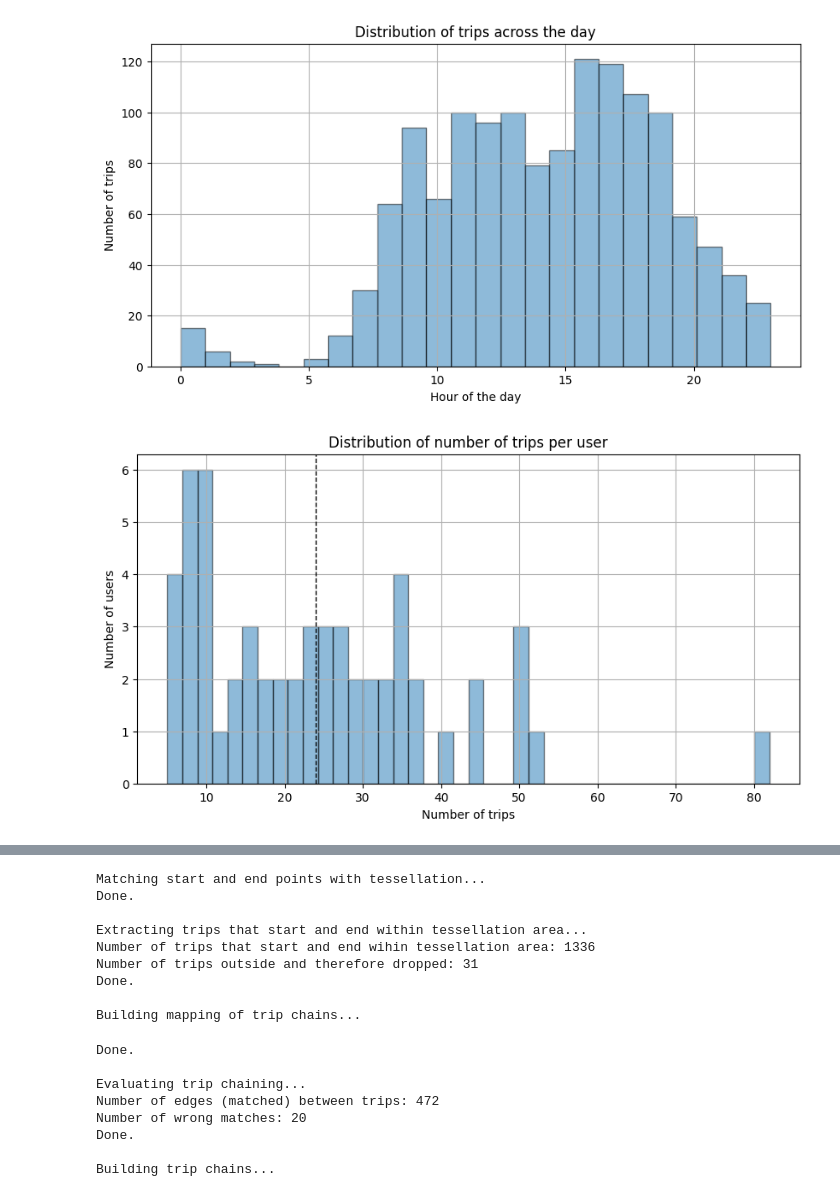
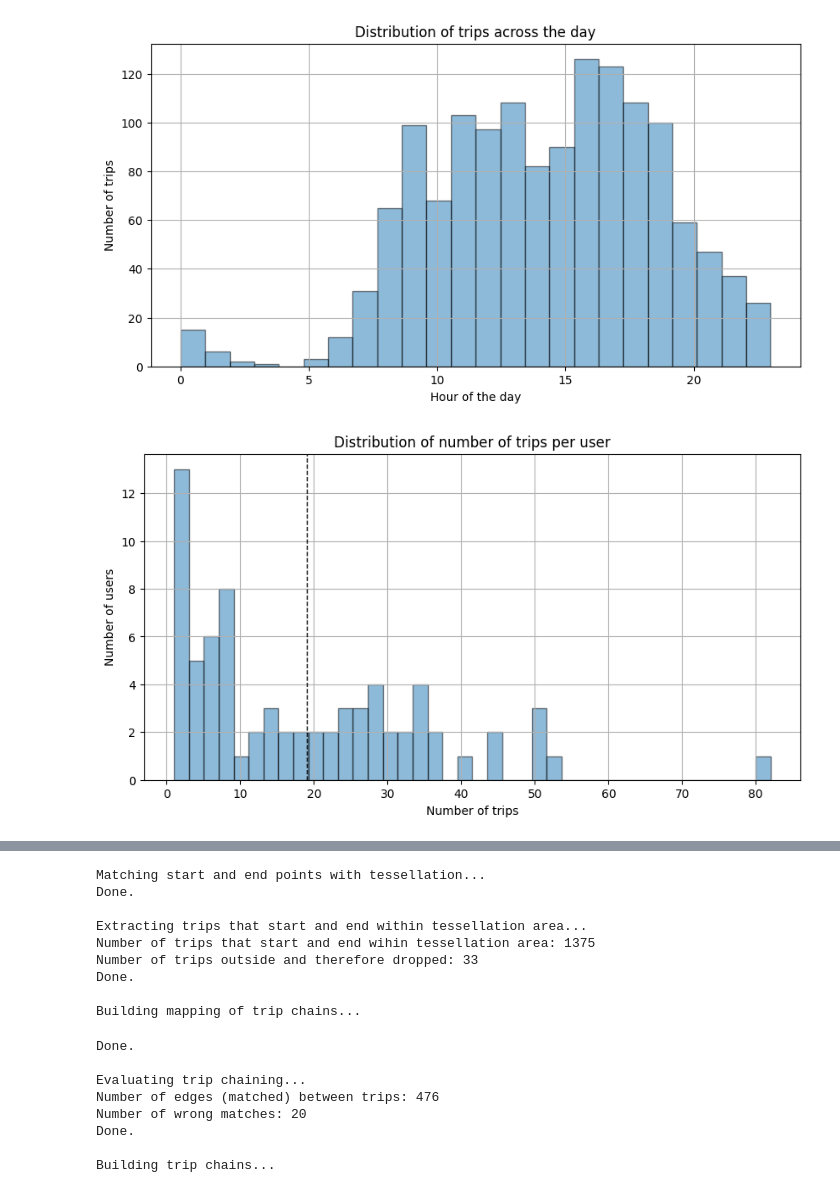
Before and after one commit to benediktstroebl/Master-Thesis, a Jupyter notebook: freemove/attack_freemove.ipynb, the cells around one changed output, grey strips where cells are left out. Cells and saved outputs as stored; diff of their text form; code cells hidden in the pictures.

```diff
--- a/freemove/attack_freemove.ipynb
+++ b/freemove/attack_freemove.ipynb
@@ -16,7 +16,9 @@ import random
 import matplotlib.pyplot as plt
 # %%
 # Load preprocessed data
-raw_full_trip_gdf, raw_trip_sp_gdf, raw_trip_ep_gdf, tesselation_gdf = dl.load_freemove(min_n_trips_per_user=5)
+raw_full_trip_gdf, raw_trip_sp_gdf, raw_trip_ep_gdf, tesselation_gdf = dl.load_freemove(min_n_trips_per_user=1,
+                                                                                        hide_test_users=False,
+                                                                                       tessellation_diameter=300)
 assert len(raw_full_trip_gdf) == len(raw_trip_sp_gdf) == len(raw_trip_ep_gdf)
 # %% [output]
 Reading raw freemove geojson file...
@@ -26,4 +28,26 @@ Number of users in loaded dataset: 57
 # %%
+# Parameters
+LCSS_EPS = 200
+LCSS_FLIP = True
+
+HL_SP_START_TIME = '6:00'
+HL_SP_END_TIME = '10:00'
+HL_EP_START_TIME = '18:00'
+HL_EP_END_TIME = '0:00'
+
+CHAINING_INFLOW_HR_DIFF_THRESHOLD = 4
+CHAINING_HR_DIFF_THRESHOLD = 8
+
+HL_SP_OUTFLOW_THRESHOLD = 2
+HL_EP_OUTFLOW_THRESHOLD = 4
+
+RANDOMIZED_SIMULTANEOUS_SEARCH_ITERATIONS = 1000
+
+SIM_THRESH_FOR_NO_MATCH_TRIPS = 0.5
+
+# JSD Parameters
+GRID_RESOLUTION_JSD = 1000
+
 attack.plot_hour_of_day_distribution(raw_full_trip_gdf)
 attack.plot_distribution_of_number_of_trips_per_user(raw_full_trip_gdf)
 attack.plot_distribution_of_trip_distances(raw_full_trip_gdf)
@@ -65,43 +89,64 @@ print('Done.')
 # Build Home Locations (HL)
 # Build HL from Start Points
 print('\nBuilding HL from start points...')
-gdf_hl_combined_sp = attack.build_hl_from_start_points(gdf_sp)
+gdf_hl_combined_sp = attack.build_hl_from_start_points(gdf_sp, gdf_ep, HL_SP_OUTFLOW_THRESHOLD=HL_SP_OUTFLOW_THRESHOLD)
 print('Done.')
 # Build HL from End Points
 print('\nBuilding HL from end points...')
-gdf_hl_combined_ep = attack.build_hl_from_end_points(gdf_ep)
+gdf_hl_combined_ep = attack.build_hl_from_end_points(gdf_sp, gdf_ep, HL_EP_OUTFLOW_THRESHOLD=HL_EP_OUTFLOW_THRESHOLD)
 print('Done.')
 # Combine HL from Start Points and End Points
 print('\nCombining HL from start points and end points...')
 gp_combined, HL_table = attack.concatenate_hl(gdf_hl_combined_sp, gdf_hl_combined_ep)
 print('Done.')
 
 print('\nMatching trips to HL...')
 HL_table_se_concat, unmatched_trips, double_assigned_trips, nr_unmatched = attack.match_trips_to_HL(gp_combined, HL_table, trip_sp_gdf_concat, trip_ep_gdf_concat, full_trips_concat_gdf)
 print('Done.')
 
 print('\nMatching double assigned trips to unique HL...')
 HL_table_trips_concat = attack.assign_double_matched_trips_to_unique_hl(HL_table_se_concat, full_trips_concat_gdf, unmatched_trips, double_assigned_trips, nr_unmatched)
 print('Done.')
 
 # Get trajectories that happened during the same time
 print('\nGetting trajectories that happened during the same time...')
 full_trips_concat_gdf_overlap_dict = attack.getTripOverlaps(full_trips_concat_gdf)
 print('Done.')
 
 # Build Clustering after HL matching step
 print('\nBuilding clustering after HL matching step...')
 clustering_after_HL, HL_table_dict = attack.build_clustering_after_HL_assignment(HL_table_trips_concat, full_trip_gdf, trip_concat_dict, full_trips_concat_gdf_overlap_dict)
 print('Done.')
 
 # Evaluate clustering Results
 print("\nClustering results after concatenation step:")
 print(f"Number of unique clusters: {len(set(clustering_concat))}")
 attack.evaluate(clustering_concat, full_trip_gdf)
 clustering_HL = list(dict(sorted(clustering_after_HL.items())).values())
 print("\nClustering results after HL matching step:")
 print(f"Number of unique clusters: {len(set(clustering_HL))}")
 attack.evaluate(clustering_HL, full_trip_gdf)
+
+# Try to assign trips without match
+print("\nAssigning trips without match...")
+clustering_after_assign_no_match = attack.assign_trips_without_match(
+    clustering_after_HL, HL_table_dict,
+    full_trips_concat_gdf,
+    full_trips_concat_gdf_overlap_dict,
+    full_trip_gdf,
+    trip_concat_dict)
+print('Done.')
+
+# Evaluate clustering Results
+print("\nClustering results after concatenation step:")
+print(f"Number of unique clusters: {len(set(clustering_concat))}")
+attack.evaluate(clustering_concat, full_trip_gdf)
+print("\nClustering results after HL matching step:")
+print(f"Number of unique clusters: {len(set(list(dict(sorted(clustering_after_HL.items())).values())))}")
+attack.evaluate(list(dict(sorted(clustering_after_HL.items())).values()), full_trip_gdf)
+print("\nClustering results after assigning trips without HL match:")
+print(f"Number of unique clusters: {len(set(list(dict(sorted(clustering_after_assign_no_match.items())).values())))}")
+attack.evaluate(list(dict(sorted(clustering_after_assign_no_match.items())).values()), full_trip_gdf)
 # %% [output]
-[figure, old version]
+[figure, new version]
-[figure, old version]
+[figure, new version]
@@ -111,15 +156,15 @@ Matching start and end points with tessellation...
 Done.
 
 Extracting trips that start and end within tessellation area...
-Number of trips that start and end wihin tessellation area: 1336
-Number of trips outside and therefore dropped: 31
+Number of trips that start and end wihin tessellation area: 1375
+Number of trips outside and therefore dropped: 33
 Done.
 
 Building mapping of trip chains...
 Done.
 
 Evaluating trip chaining...
-Number of edges (matched) between trips: 472
+Number of edges (matched) between trips: 476
 Number of wrong matches: 20
 Done.
 
```
Also changed, not shown: parts of 6 cells of this notebook, 1 other file.
